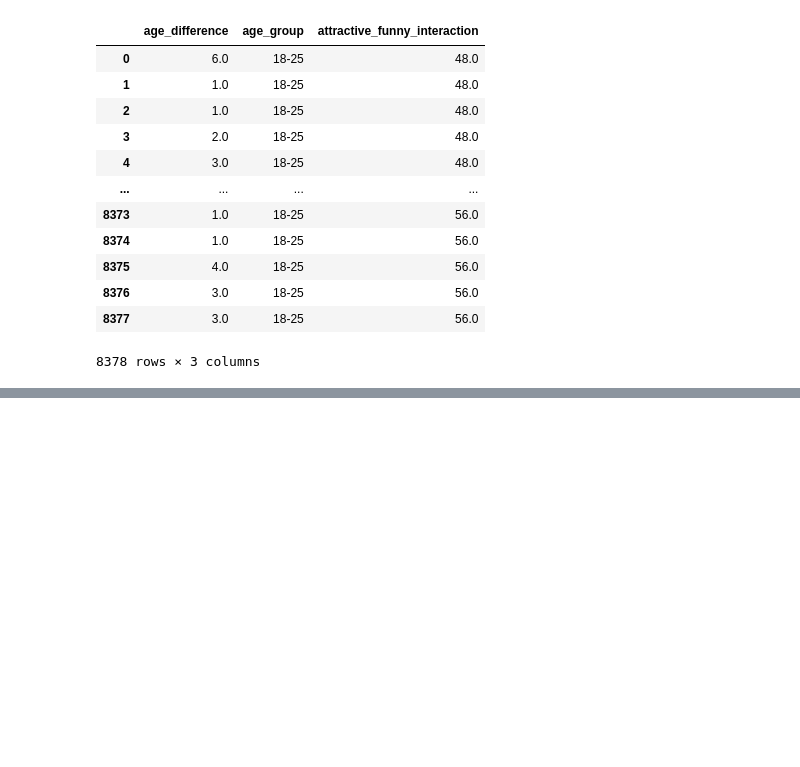
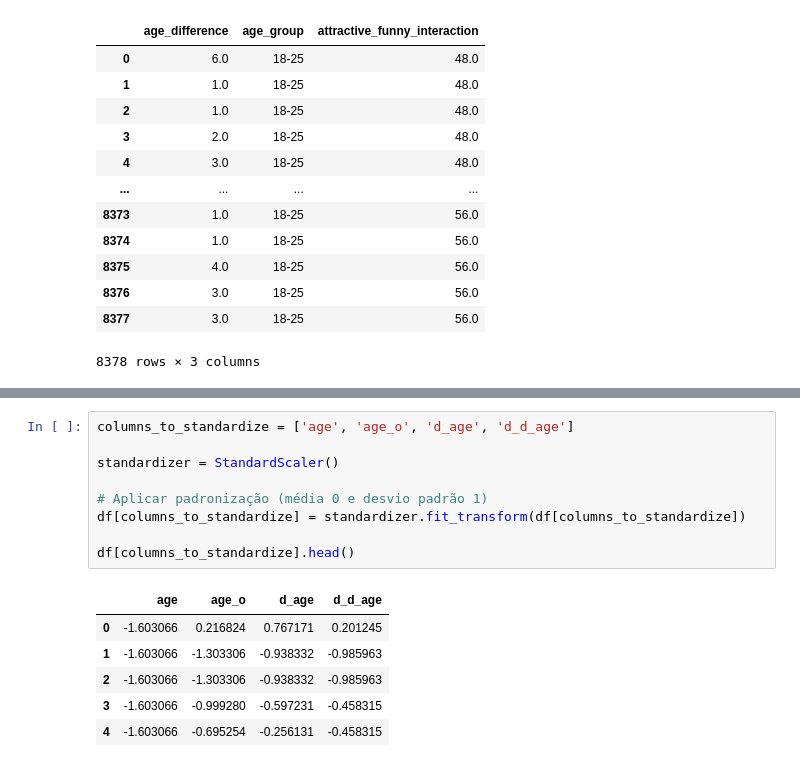
Before and after one commit to lucass235/Analise_dados_pos, a Jupyter notebook: scripts/project.ipynb, the cells around one changed output, grey strips where cells are left out. Cells and saved outputs as stored; diff of their text form; blank space fills up the shorter version.

```diff
--- a/scripts/project.ipynb
+++ b/scripts/project.ipynb
@@ -304,0 +335,16 @@ df[['age_difference', 'age_group', 'attractive_funny_interaction']]
+# %%
+columns_to_standardize = ['age', 'age_o', 'd_age', 'd_d_age']
+
+standardizer = StandardScaler()
+
+# Aplicar padronização (média 0 e desvio padrão 1)
+df[columns_to_standardize] = standardizer.fit_transform(df[columns_to_standardize])
+
+df[columns_to_standardize].head()
+# %% [output]
+|  | age | age_o | d_age | d_d_age |
+| 0 | -1.603066 | 0.216824 | 0.767171 | 0.201245 |
+| 1 | -1.603066 | -1.303306 | -0.938332 | -0.985963 |
+| 2 | -1.603066 | -1.303306 | -0.938332 | -0.985963 |
+| 3 | -1.603066 | -0.999280 | -0.597231 | -0.458315 |
+| 4 | -1.603066 | -0.695254 | -0.256131 | -0.458315 |
```
Also changed, not shown: parts of 18 cells of this notebook, 1 other file.
